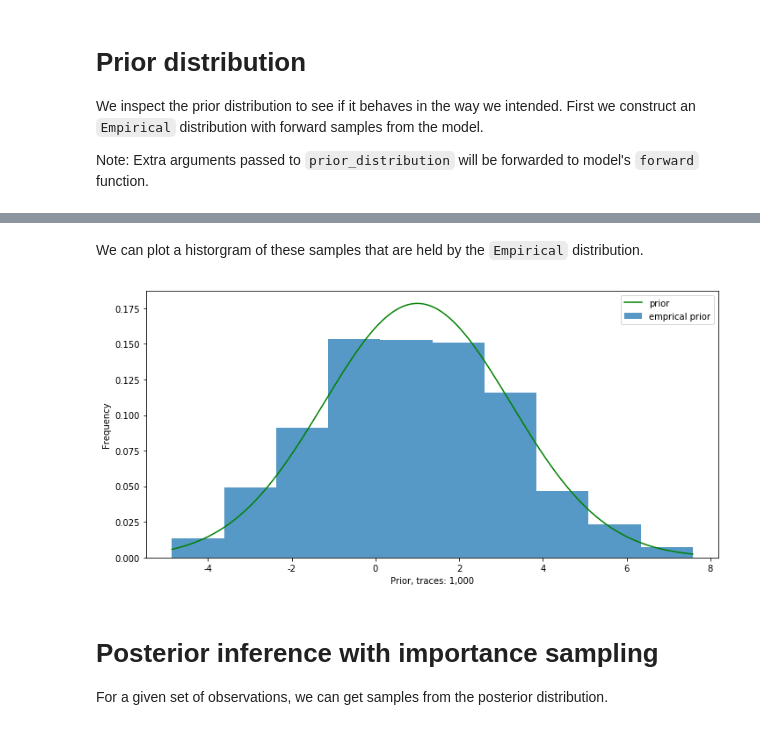
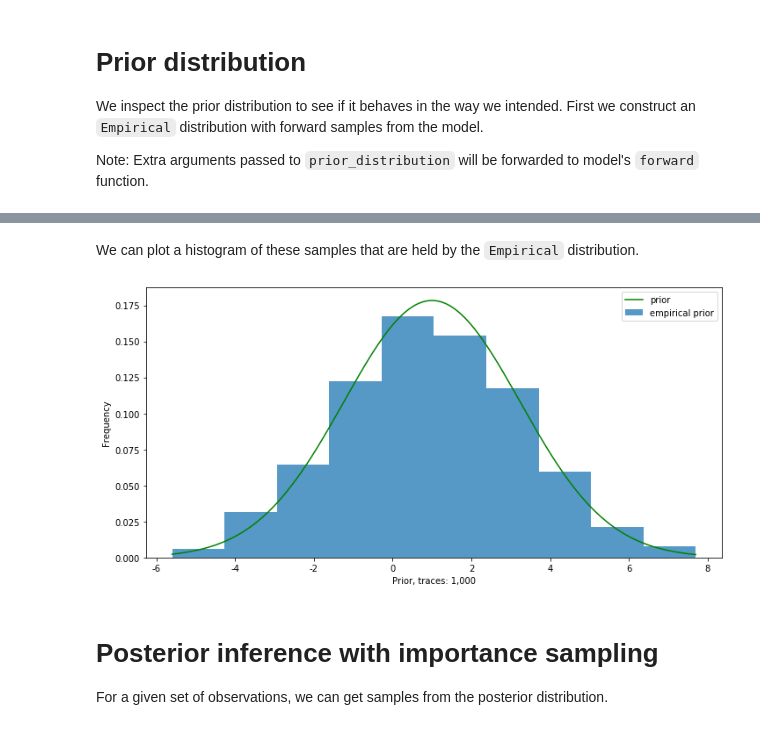
Before and after one commit to pyprob/pyprob, a Jupyter notebook: examples/gaussian_unknown_mean.ipynb, the cells around one changed output, grey strips where cells are left out. Drawn from its saved outputs; the diff is of its cells as text; code cells hidden in the pictures.

```diff
--- a/examples/gaussian_unknown_mean.ipynb
+++ b/examples/gaussian_unknown_mean.ipynb
@@ -54,8 +54,11 @@ $$
 The following class implements computing this posterior distribution. We also implement some helper functions and variables for plotting the correct posterior and prior.
 # %%
 def plot_function(min_val, max_val, func, *args, **kwargs):
-        x = np.linspace(min_val,max_val,int((max_val-min_val)*50))
-        plt.plot(x, np.vectorize(func)(x), *args, **kwargs)
+    '''
+    Apply a function repetitively to tuples within a vector
+    '''
+    x = np.linspace(min_val,max_val,int((max_val-min_val)*50))
+    plt.plot(x, np.vectorize(func)(x), *args, **kwargs)
 
 def get_dist_pdf(dist):
     return lambda x: math.exp(dist.log_prob(x))
@@ -78,6 +81,7 @@ class CorrectDistributions:
 
     def construct_correct_posterior(self):
         n = len(self.observed_list)
+        # As per the analytical method we construct the posterior given by the formula
         posterior_var = 1/(n/self.likelihood_std**2 + 1/self.prior_std**2)
         posterior_mu = posterior_var * (self.prior_mean/self.prior_std**2 + n*np.mean(self.observed_list)/self.likelihood_std**2)
         self.posterior_dist = Normal(posterior_mu, math.sqrt(posterior_var))
@@ -102,6 +106,6 @@ We inspect the prior distribution to see if it behaves in the way we intended. F
 
 Note: Extra arguments passed to `prior_distribution` will be forwarded to model's `forward` function.
 # %%
-prior = model.prior_results(num_traces=1000)
+prior = model.prior_distribution(num_traces=1000)
 # %% [output]
 Time spent  | Time remain.| Progress             | Trace     | Traces/sec
@@ -109,11 +113,12 @@ Time spent  | Time remain.| Progress             | Trace     | Traces/sec
 # %% [markdown]
-We can plot a historgram of these samples that are held by the `Empirical` distribution.
+We can plot a histogram of these samples that are held by the `Empirical` distribution.
 # %%
-prior.plot_histogram(show=False, alpha=0.75, label='emprical prior')
+# Compare our assumed prior against the actual prior from the model - sanity check
+prior.plot_histogram(show=False, alpha=0.75, label='empirical prior')
 correct_dists.plot_prior(min(prior.values_numpy()),max(prior.values_numpy()))
 plt.legend();
 # %% [output]
-[figure, old version]
+[figure, new version]
 # %% [markdown]
 # Posterior inference with importance sampling
 For a given set of observations, we can get samples from the posterior distribution.
```
Also changed, not shown: parts of 19 cells of this notebook.
